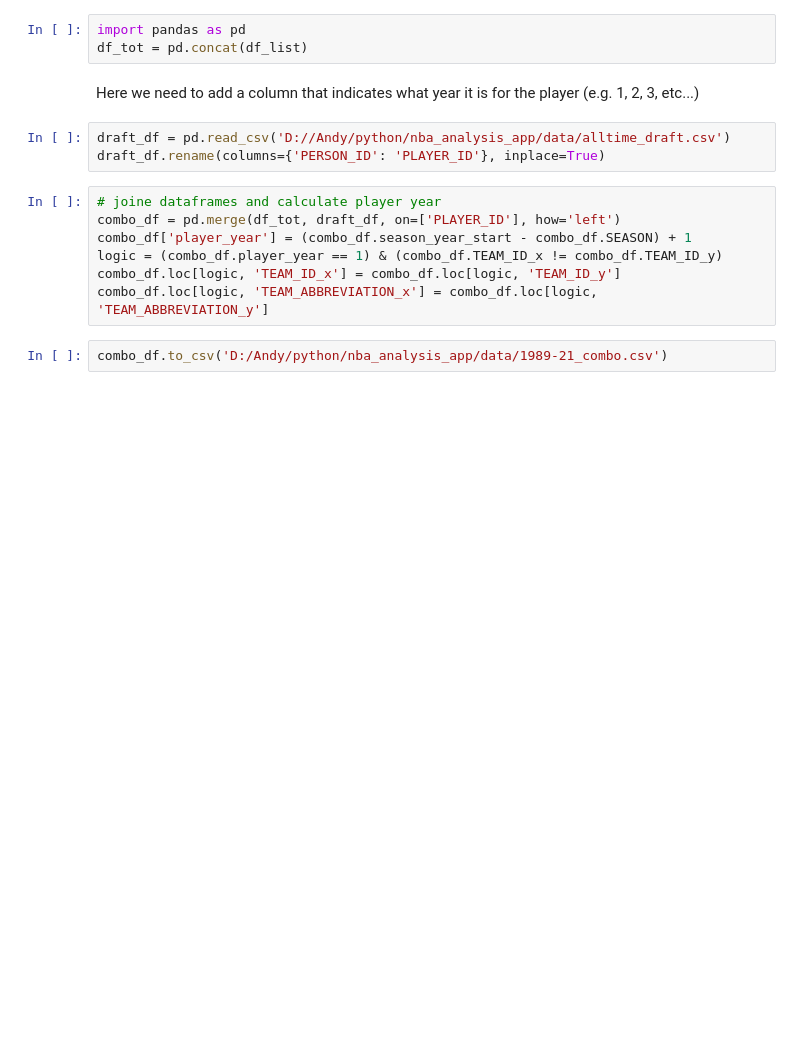
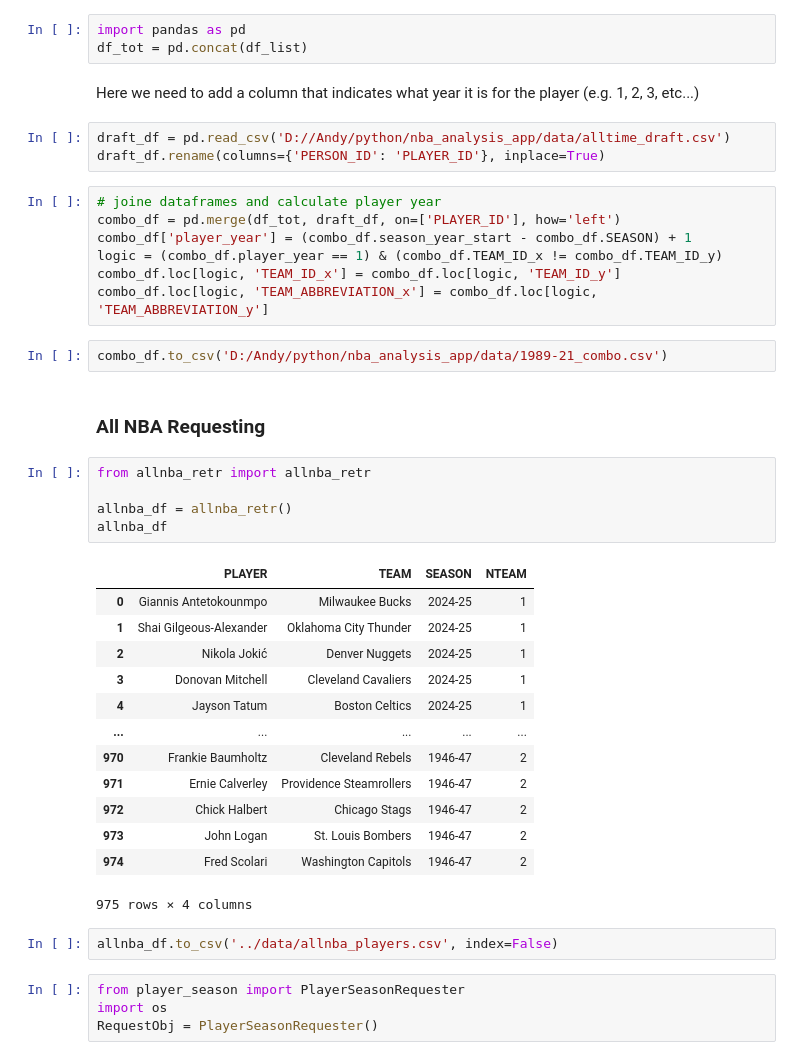
Before and after one commit to lambertaa/nba-analysis, a Jupyter notebook: data_retrieval/nba_api_retr.ipynb, the cells around one changed output. Cells and saved outputs as stored; diff of their text form; blank space fills up the shorter version.

```diff
--- a/data_retrieval/nba_api_retr.ipynb
+++ b/data_retrieval/nba_api_retr.ipynb
@@ -81,3 +81,30 @@ combo_df.loc[logic, 'TEAM_ID_x'] = combo_df.loc[logic, 'TEAM_ID_y']
 combo_df.loc[logic, 'TEAM_ABBREVIATION_x'] = combo_df.loc[logic, 'TEAM_ABBREVIATION_y']
 # %%
 combo_df.to_csv('D:/Andy/python/nba_analysis_app/data/1989-21_combo.csv')
+# %% [markdown]
+### All NBA Requesting
+# %%
+from allnba_retr import allnba_retr
+
+allnba_df = allnba_retr()
+allnba_df
+# %% [output]
+|  | PLAYER | TEAM | SEASON | NTEAM |
+| 0 | Giannis Antetokounmpo | Milwaukee Bucks | 2024-25 | 1 |
+| 1 | Shai Gilgeous-Alexander | Oklahoma City Thunder | 2024-25 | 1 |
+| 2 | Nikola Jokić | Denver Nuggets | 2024-25 | 1 |
+| 3 | Donovan Mitchell | Cleveland Cavaliers | 2024-25 | 1 |
+| 4 | Jayson Tatum | Boston Celtics | 2024-25 | 1 |
+| ... | ... | ... | ... | ... |
+| 970 | Frankie Baumholtz | Cleveland Rebels | 1946-47 | 2 |
+| 971 | Ernie Calverley | Providence Steamrollers | 1946-47 | 2 |
+| 972 | Chick Halbert | Chicago Stags | 1946-47 | 2 |
+| 973 | John Logan | St. Louis Bombers | 1946-47 | 2 |
+| 974 | Fred Scolari | Washington Capitols | 1946-47 | 2 |
+975 rows × 4 columns
+# %%
+allnba_df.to_csv('../data/allnba_players.csv', index=False)
+# %%
+from player_season import PlayerSeasonRequester
+import os
+RequestObj = PlayerSeasonRequester()
```
Also changed, not shown: parts of 4 cells of this notebook, 38 other files.
